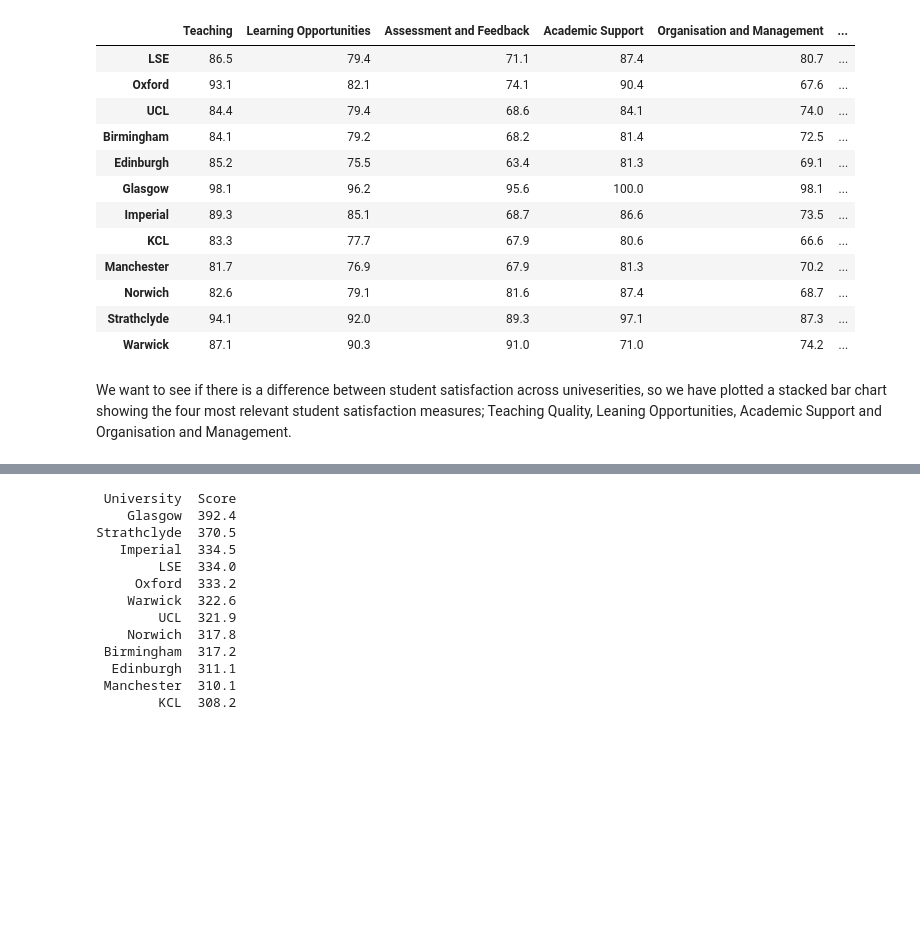
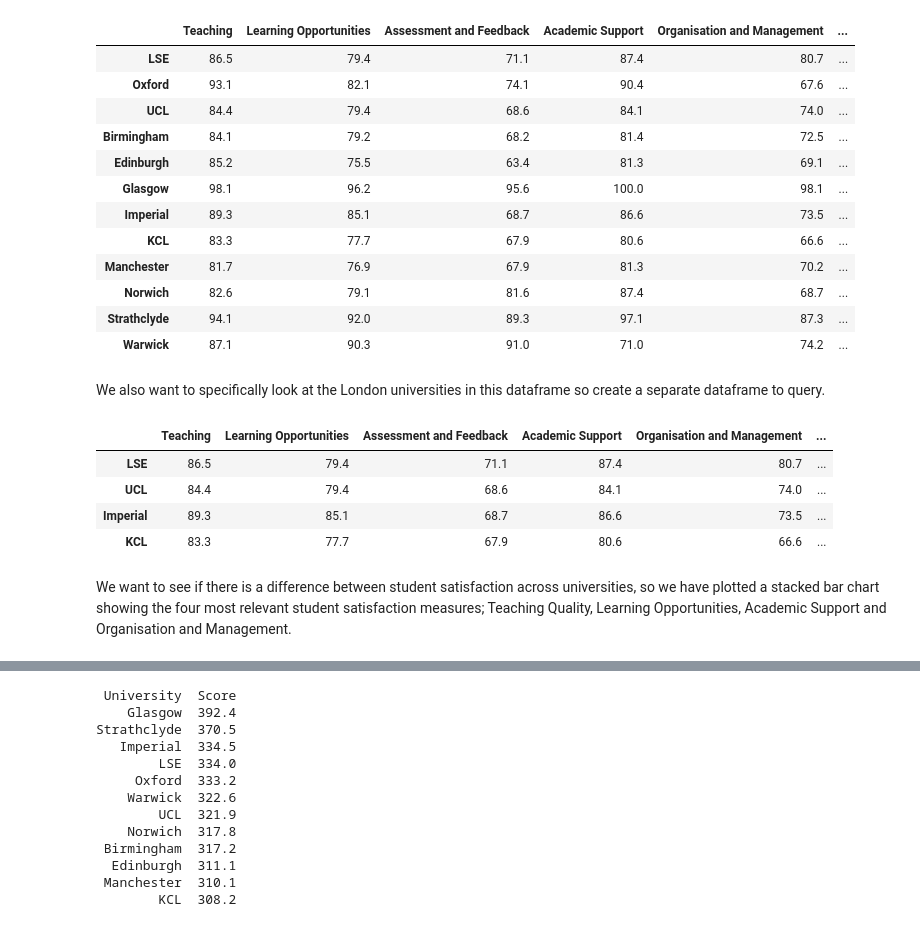
Before and after one commit to codingfishguy/ST115-Group-Project, a Jupyter notebook: Report.ipynb, the cells around one changed output, grey strips where cells are left out. Saved outputs shown, nothing was run; the diff lists cells and outputs as text; code cells hidden in the pictures; blank space fills up the shorter version.

```diff
--- a/Report.ipynb
+++ b/Report.ipynb
@@ -1367,8 +1372,20 @@ overall_df #universities student satisfactin dataframe
 | Norwich | 82.6 | 79.1 | 81.6 | 87.4 | 68.7 | ... |
 | Strathclyde | 94.1 | 92.0 | 89.3 | 97.1 | 87.3 | ... |
 | Warwick | 87.1 | 90.3 | 91.0 | 71.0 | 74.2 | ... |
+# %% [markdown]
+We also want to specifically look at the London universities in this dataframe so create a separate dataframe to query.
+# %%
+london_universities = ['LSE', 'UCL', 'Imperial', 'KCL']
+london_df = overall_df.loc[london_universities]
+london_df
+# %% [output]
+|  | Teaching | Learning Opportunities | Assessment and Feedback | Academic Support | Organisation and Management | ... |
+| LSE | 86.5 | 79.4 | 71.1 | 87.4 | 80.7 | ... |
+| UCL | 84.4 | 79.4 | 68.6 | 84.1 | 74.0 | ... |
+| Imperial | 89.3 | 85.1 | 68.7 | 86.6 | 73.5 | ... |
+| KCL | 83.3 | 77.7 | 67.9 | 80.6 | 66.6 | ... |
 # %% [markdown]
-We want to see if there is a difference between student satisfaction across univeserities, so we have plotted a stacked bar chart showing the four most relevant student satisfaction measures; Teaching Quality, Leaning Opportunities, Academic Support and Organisation and Management.
+We want to see if there is a difference between student satisfaction across universities, so we have plotted a stacked bar chart showing the four most relevant student satisfaction measures; Teaching Quality, Learning Opportunities, Academic Support and Organisation and Management.
 # %%
 graph_df = overall_df.copy()
 graph_df = graph_df.reset_index()
```
Also changed, not shown: parts of 25 cells of this notebook.
